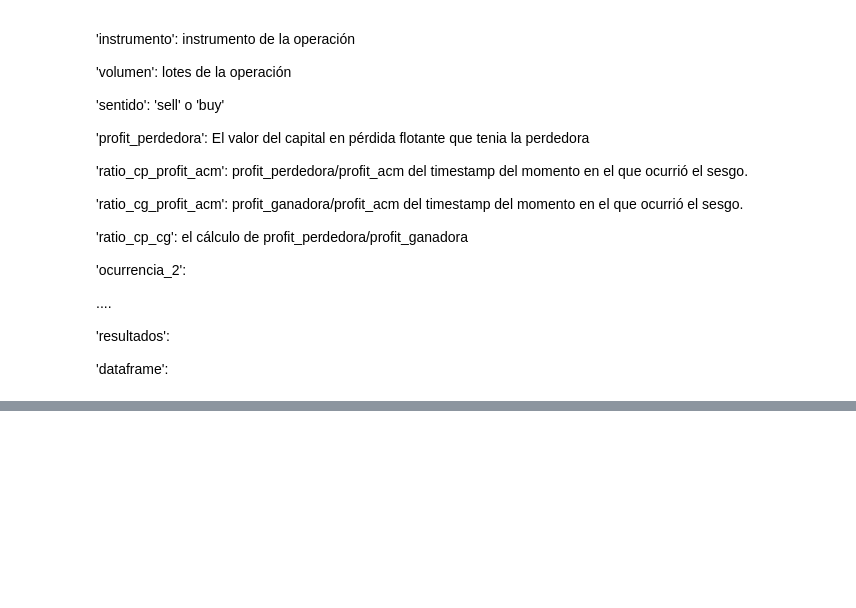
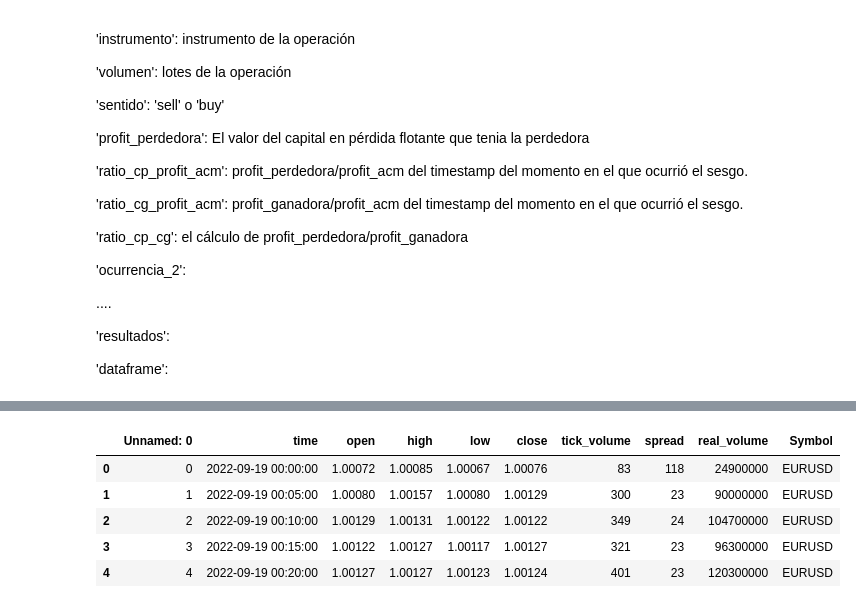
Before and after one commit to Aranzazu-R/MyST_LAB_3_E1, a Jupyter notebook: Estadistica_descriptiva.ipynb, the cells around one changed output, grey strips where cells are left out. Cells and saved outputs as stored; diff of their text form; code cells hidden in the pictures; blank space fills up the shorter version.

```diff
--- a/Estadistica_descriptiva.ipynb
+++ b/Estadistica_descriptiva.ipynb
@@ -542,0 +565,10 @@ def f_be_de():
+# %%
+rates_p=pd.read_csv('rates_p.csv')
+rates_p.head()
+# %% [output]
+|  | Unnamed: 0 | time | open | high | low | close | tick_volume | spread | real_volume | Symbol |
+| 0 | 0 | 2022-09-19 00:00:00 | 1.00072 | 1.00085 | 1.00067 | 1.00076 | 83 | 118 | 24900000 | EURUSD |
+| 1 | 1 | 2022-09-19 00:05:00 | 1.00080 | 1.00157 | 1.00080 | 1.00129 | 300 | 23 | 90000000 | EURUSD |
+| 2 | 2 | 2022-09-19 00:10:00 | 1.00129 | 1.00131 | 1.00122 | 1.00122 | 349 | 24 | 104700000 | EURUSD |
+| 3 | 3 | 2022-09-19 00:15:00 | 1.00122 | 1.00127 | 1.00117 | 1.00127 | 321 | 23 | 96300000 | EURUSD |
+| 4 | 4 | 2022-09-19 00:20:00 | 1.00127 | 1.00127 | 1.00123 | 1.00124 | 401 | 23 | 120300000 | EURUSD |
```
Also changed, not shown: parts of 10 cells of this notebook, 8 other files.
